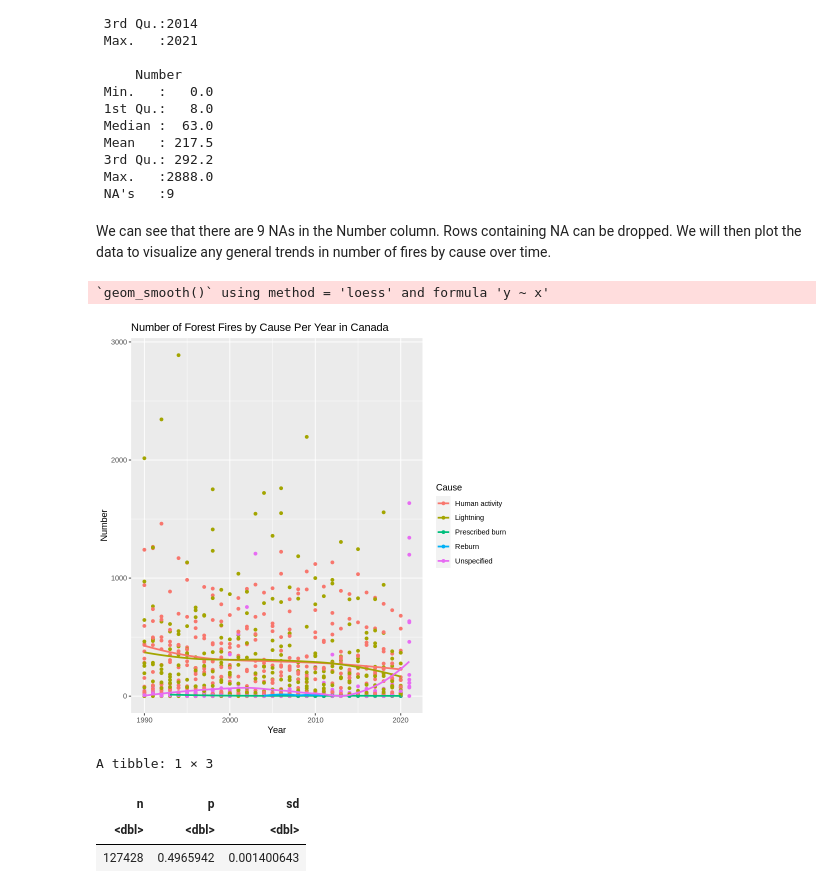
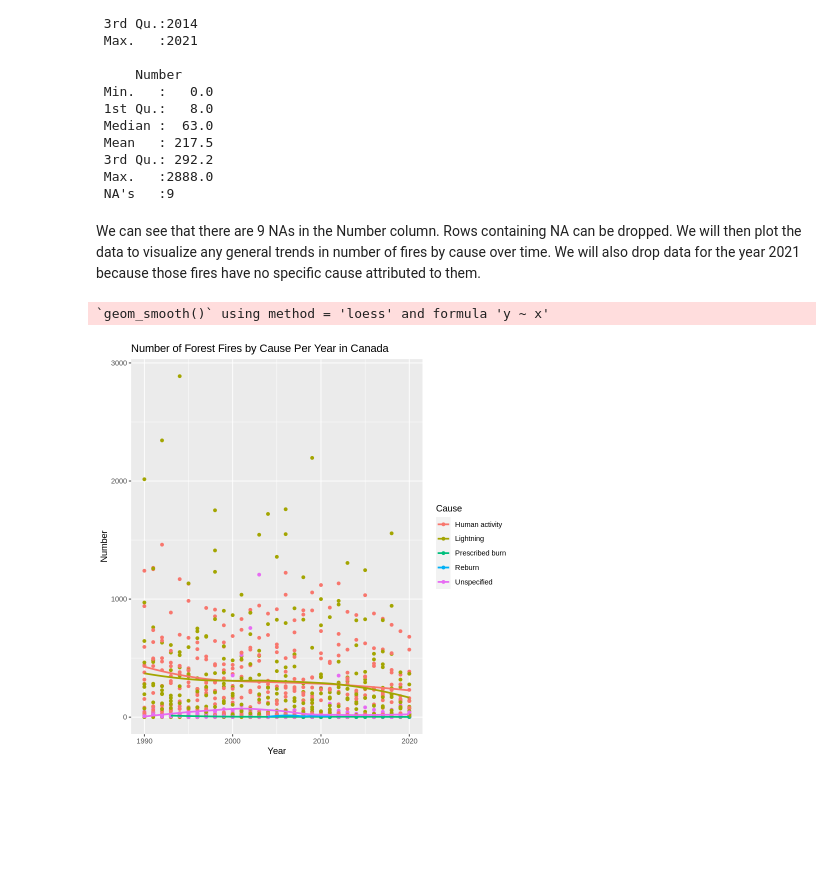
Before and after one commit to hakkd/Canada-Forest-Fires-By-Cause, a Jupyter notebook: proposal_group2 (1).ipynb, the cells around one changed output. Drawn from its saved outputs; the diff is of its cells as text; code cells hidden in the pictures; blank space fills up the shorter version.

```diff
--- a/proposal_group2 (1).ipynb
+++ b/proposal_group2 (1).ipynb
@@ -95,18 +95,19 @@ summary(fire_data)
  Max.   :2888.0
  NA's   :9
 # %% [markdown]
-We can see that there are 9 NAs in the Number column. Rows containing NA can be dropped. We will then plot the data to visualize any general trends in number of fires by cause over time.
+We can see that there are 9 NAs in the Number column. Rows containing NA can be dropped. We will then plot the data to visualize any general trends in number of fires by cause over time. We will also drop data for the year 2021 because those fires have no specific cause attributed to them.
 # %%
 fire_data <- fire_data %>%
-    drop_na(Number)
+    drop_na(Number) %>%
+    filter(Year < 2021)
 
 fire_plot <- fire_data %>%
     ggplot(aes(x = Year, y = Number, color = Cause)) +
     geom_point() +
     geom_smooth(se = FALSE) +
     ggtitle("Number of Forest Fires by Cause Per Year in Canada")
 
 fire_plot
 # %% [output]
 `geom_smooth()` using method = 'loess' and formula 'y ~ x'
-[figure, old version]
+[figure, new version]
@@ -119,12 +113,0 @@ last_15_yrs = fire_data %>%
-# %%
-prev_15_yrs_summary <- prev_15_yrs %>%
-    summarise(n = sum(Number),
-              p = sum(Number[Cause == "Human activity"])/n,
-              sd = sqrt(p * (1-p) / n))
-
-prev_15_yrs_summary
-# %% [output]
-A tibble: 1 × 3
-| n | p | sd |
-| <dbl> | <dbl> | <dbl> |
-| 127428 | 0.4965942 | 0.001400643 |
```
Also changed, not shown: parts of 9 cells of this notebook.
